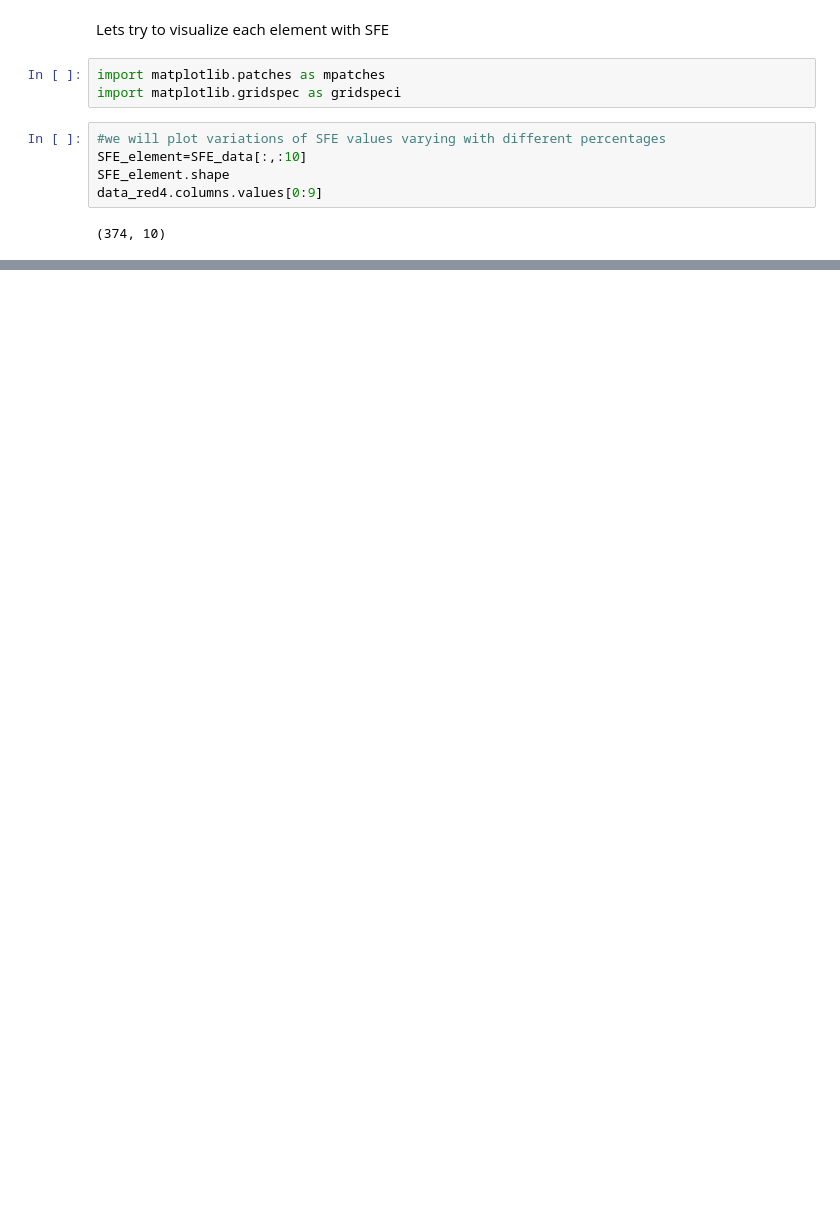
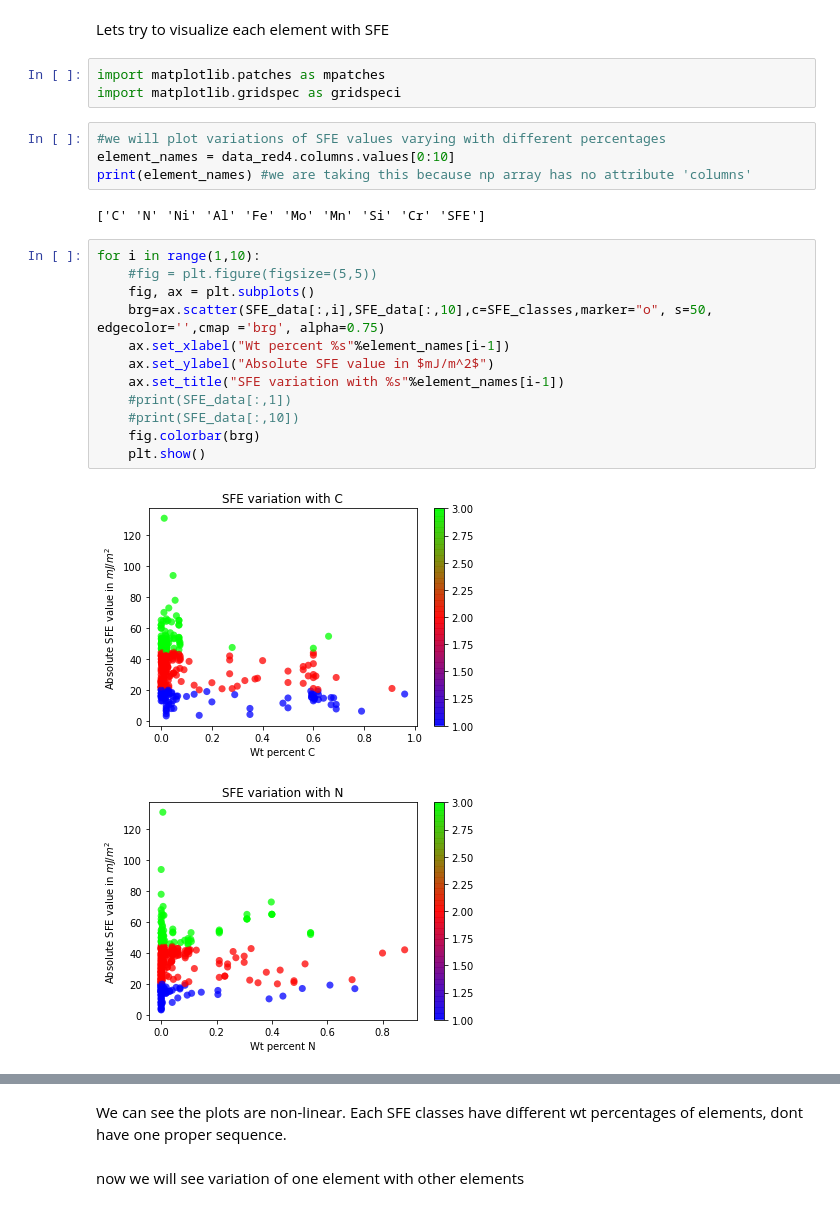
Before and after one commit to RamyaReddyKoppula/PPP, a Jupyter notebook: SFE.ipynb, the cells around one changed output, grey strips where cells are left out. Saved outputs shown, nothing was run; the diff lists cells and outputs as text; blank space fills up the shorter version.

Commit message:
compared c with other elements

```diff
--- a/SFE.ipynb
+++ b/SFE.ipynb
@@ -248,8 +248,22 @@ import matplotlib.patches as mpatches
 import matplotlib.gridspec as gridspeci
 # %%
 #we will plot variations of SFE values varying with different percentages
-SFE_element=SFE_data[:,:10]
-SFE_element.shape
-data_red4.columns.values[0:9]
+element_names = data_red4.columns.values[0:10]
+print(element_names) #we are taking this because np array has no attribute 'columns'
 # %% [output]
-(374, 10)
+['C' 'N' 'Ni' 'Al' 'Fe' 'Mo' 'Mn' 'Si' 'Cr' 'SFE']
+# %%
+for i in range(1,10):
+    #fig = plt.figure(figsize=(5,5))
+    fig, ax = plt.subplots()
+    brg=ax.scatter(SFE_data[:,i],SFE_data[:,10],c=SFE_classes,marker="o", s=50, edgecolor='',cmap ='brg', alpha=0.75)
+    ax.set_xlabel("Wt percent %s"%element_names[i-1])
+    ax.set_ylabel("Absolute SFE value in $mJ/m^2$")
+    ax.set_title("SFE variation with %s"%element_names[i-1])
+    #print(SFE_data[:,1])
+    #print(SFE_data[:,10])
+    fig.colorbar(brg)
+    plt.show()
+# %% [output]
+[figure, added]
+[figure, added]
@@ -255,0 +277,4 @@ data_red4.columns.values[0:9]
+# %% [markdown]
+We can see the plots are non-linear. Each SFE classes have different wt percentages of elements, dont have one proper sequence.
+# %% [markdown]
+now we will see variation of one element with other elements
```
Also changed, not shown: parts of 4 cells of this notebook.
